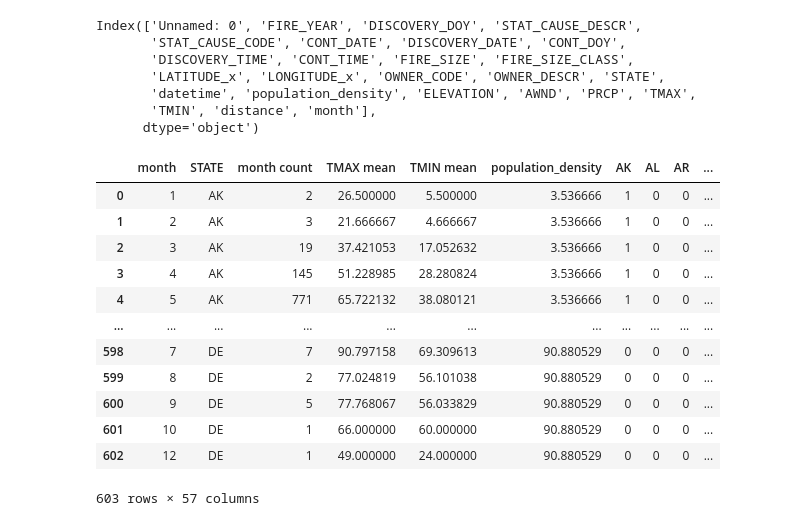
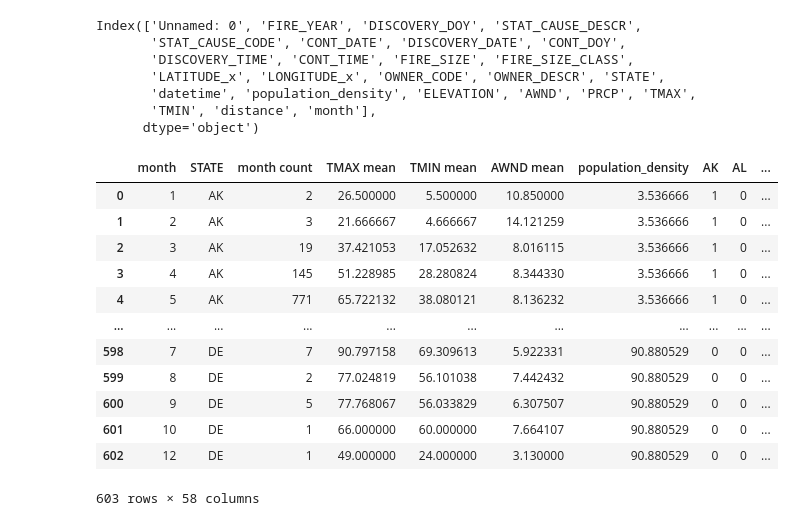
Before and after one commit to huruifu/733-project, a Jupyter notebook: monthly_automl.ipynb, the cells around one changed output. Cells and saved outputs as stored; diff of their text form; code cells hidden in the pictures.

```diff
--- a/monthly_automl.ipynb
+++ b/monthly_automl.ipynb
@@ -87,26 +68,28 @@ Index(['Unnamed: 0', 'FIRE_YEAR', 'DISCOVERY_DOY', 'STAT_CAUSE_DESCR',
 # %%
 mean_pd = df[df['population_density']>=0].groupby('STATE')['population_density'].mean().reset_index()
 # print(mean_pd)
-ml_df = df[['month', 'STATE', 'TMAX', 'TMIN']]
-ml_df = ml_df.groupby(['month', 'STATE']).agg({'month' : ['count'], 'TMAX' : 'mean', 'TMIN' : 'mean'}).reset_index()
+# ml_df = df[['month', 'STATE', 'TMAX', 'TMIN']]
+ml_df = df[['month', 'STATE', 'TMAX', 'TMIN', 'AWND']]
+# ml_df = ml_df.groupby(['month', 'STATE']).agg({'month' : ['count'], 'TMAX' : 'mean', 'TMIN' : 'mean'}).reset_index()
+ml_df = ml_df.groupby(['month', 'STATE']).agg({'month' : ['count'], 'TMAX' : 'mean', 'TMIN' : 'mean', 'AWND' : 'mean'}).reset_index()
 # ml_df.columns = ml_df.columns.get_level_values(0)
 ml_df.columns = [' '.join(col).strip() for col in ml_df.columns.values]
 # print(ml_df)
 merged = ml_df.merge(mean_pd, how='inner', left_on='STATE', right_on='STATE')
 encoding = pd.get_dummies(merged.STATE)
 merged = merged.join(encoding)
 merged
 # %% [output]
-|  | month | STATE | month count | TMAX mean | TMIN mean | population_density | AK | AL | AR | ... |
-| 0 | 1 | AK | 2 | 26.500000 | 5.500000 | 3.536666 | 1 | 0 | 0 | ... |
-| 1 | 2 | AK | 3 | 21.666667 | 4.666667 | 3.536666 | 1 | 0 | 0 | ... |
-| 2 | 3 | AK | 19 | 37.421053 | 17.052632 | 3.536666 | 1 | 0 | 0 | ... |
-| 3 | 4 | AK | 145 | 51.228985 | 28.280824 | 3.536666 | 1 | 0 | 0 | ... |
-| 4 | 5 | AK | 771 | 65.722132 | 38.080121 | 3.536666 | 1 | 0 | 0 | ... |
+|  | month | STATE | month count | TMAX mean | TMIN mean | AWND mean | population_density | AK | AL | ... |
+| 0 | 1 | AK | 2 | 26.500000 | 5.500000 | 10.850000 | 3.536666 | 1 | 0 | ... |
+| 1 | 2 | AK | 3 | 21.666667 | 4.666667 | 14.121259 | 3.536666 | 1 | 0 | ... |
+| 2 | 3 | AK | 19 | 37.421053 | 17.052632 | 8.016115 | 3.536666 | 1 | 0 | ... |
+| 3 | 4 | AK | 145 | 51.228985 | 28.280824 | 8.344330 | 3.536666 | 1 | 0 | ... |
+| 4 | 5 | AK | 771 | 65.722132 | 38.080121 | 8.136232 | 3.536666 | 1 | 0 | ... |
 | ... | ... | ... | ... | ... | ... | ... | ... | ... | ... | ... |
-| 598 | 7 | DE | 7 | 90.797158 | 69.309613 | 90.880529 | 0 | 0 | 0 | ... |
-| 599 | 8 | DE | 2 | 77.024819 | 56.101038 | 90.880529 | 0 | 0 | 0 | ... |
-| 600 | 9 | DE | 5 | 77.768067 | 56.033829 | 90.880529 | 0 | 0 | 0 | ... |
-| 601 | 10 | DE | 1 | 66.000000 | 60.000000 | 90.880529 | 0 | 0 | 0 | ... |
-| 602 | 12 | DE | 1 | 49.000000 | 24.000000 | 90.880529 | 0 | 0 | 0 | ... |
+| 598 | 7 | DE | 7 | 90.797158 | 69.309613 | 5.922331 | 90.880529 | 0 | 0 | ... |
+| 599 | 8 | DE | 2 | 77.024819 | 56.101038 | 7.442432 | 90.880529 | 0 | 0 | ... |
+| 600 | 9 | DE | 5 | 77.768067 | 56.033829 | 6.307507 | 90.880529 | 0 | 0 | ... |
+| 601 | 10 | DE | 1 | 66.000000 | 60.000000 | 7.664107 | 90.880529 | 0 | 0 | ... |
+| 602 | 12 | DE | 1 | 49.000000 | 24.000000 | 3.130000 | 90.880529 | 0 | 0 | ... |
-603 rows × 57 columns
+603 rows × 58 columns
```
Also changed, not shown: parts of 17 cells of this notebook, 2 other files.
